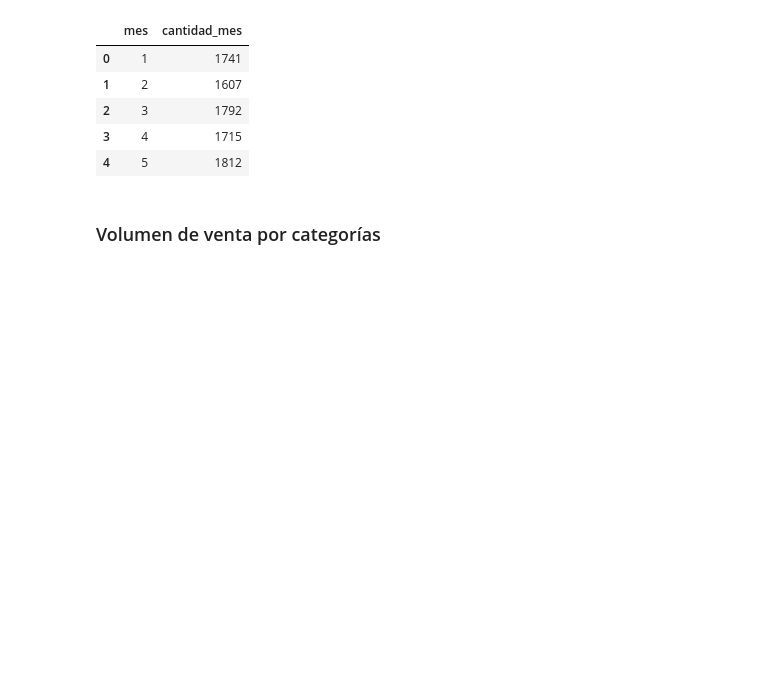
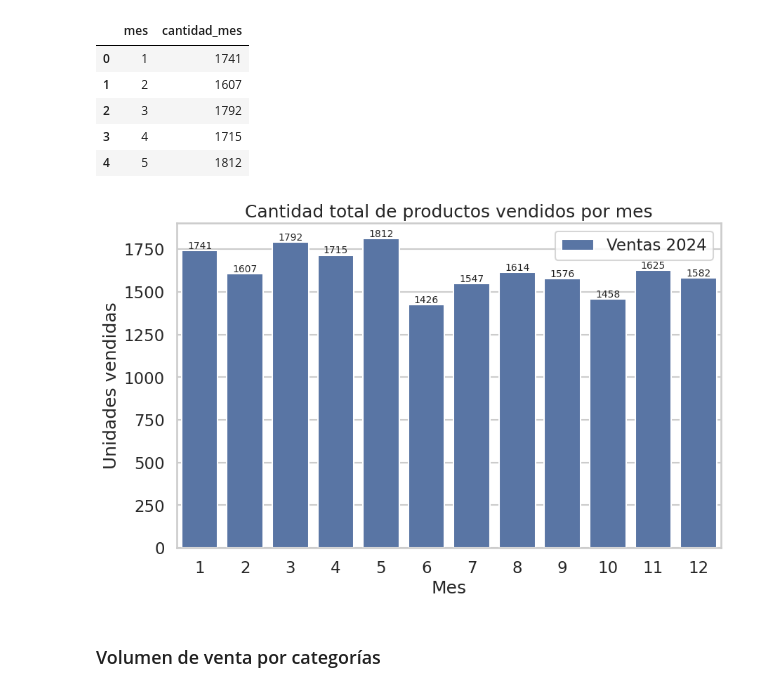
Before and after one commit to CamilaVillarreal/Comision-252613-TPI-Data-Analytics-Final, a Jupyter notebook: Final.ipynb, the cells around one changed output. Drawn from its saved outputs; the diff is of its cells as text; code cells hidden in the pictures; blank space fills up the shorter version.

```diff
--- a/Final.ipynb
+++ b/Final.ipynb
@@ -1143,6 +1142,30 @@ cantidades_mes.head()
 | 2 | 3 | 1792 |
 | 3 | 4 | 1715 |
 | 4 | 5 | 1812 |
+# %%
+
+# Ajustamos tamaño del lienzo
+plt.figure(figsize=(10,6))
+
+# Crear el barplot
+ax = sns.barplot(data=cantidades_mes, x='mes', y='cantidad_mes', label="Ventas 2024", width=0.8)
+
+# Agregar etiquetas arriba de las barras
+for i, valor in enumerate(cantidades_mes['cantidad_mes']):
+    ax.text(
+        i,                       # posición x de la etiqueta
+        valor + 10,                   # posición y (ligeramente arriba de la barra)
+        str(valor),              # texto
+        ha='center', fontsize=10
+    )
+
+# Ajustes de título y ejes
+plt.title("Cantidad total de productos vendidos por mes")
+plt.xlabel("Mes")
+plt.ylabel("Unidades vendidas")
+plt.show()
+# %% [output]
+[figure, added]
 # %% [markdown]
 ### Volumen de venta por categorías
 # %%
```
Also changed, not shown: parts of 10 cells of this notebook.
